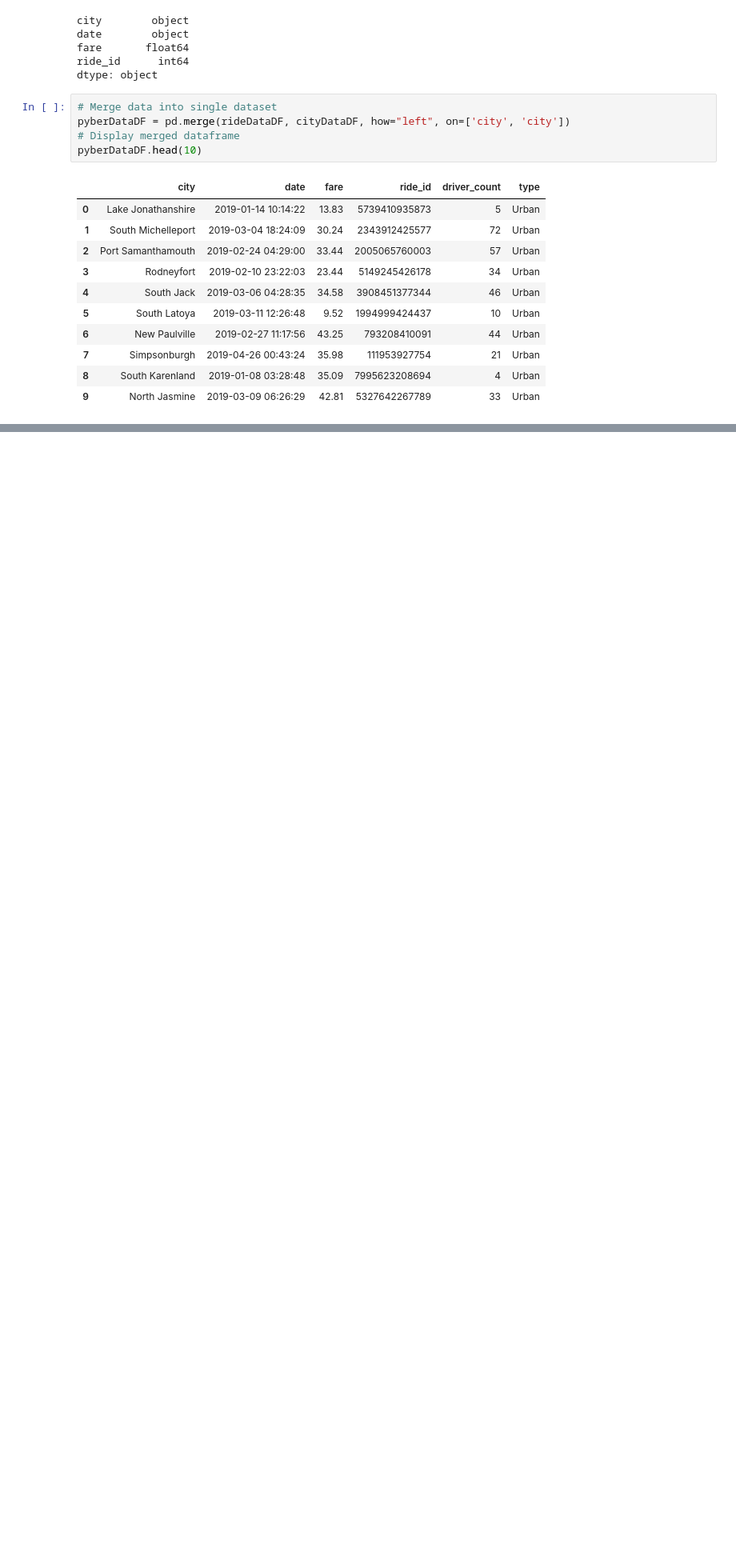
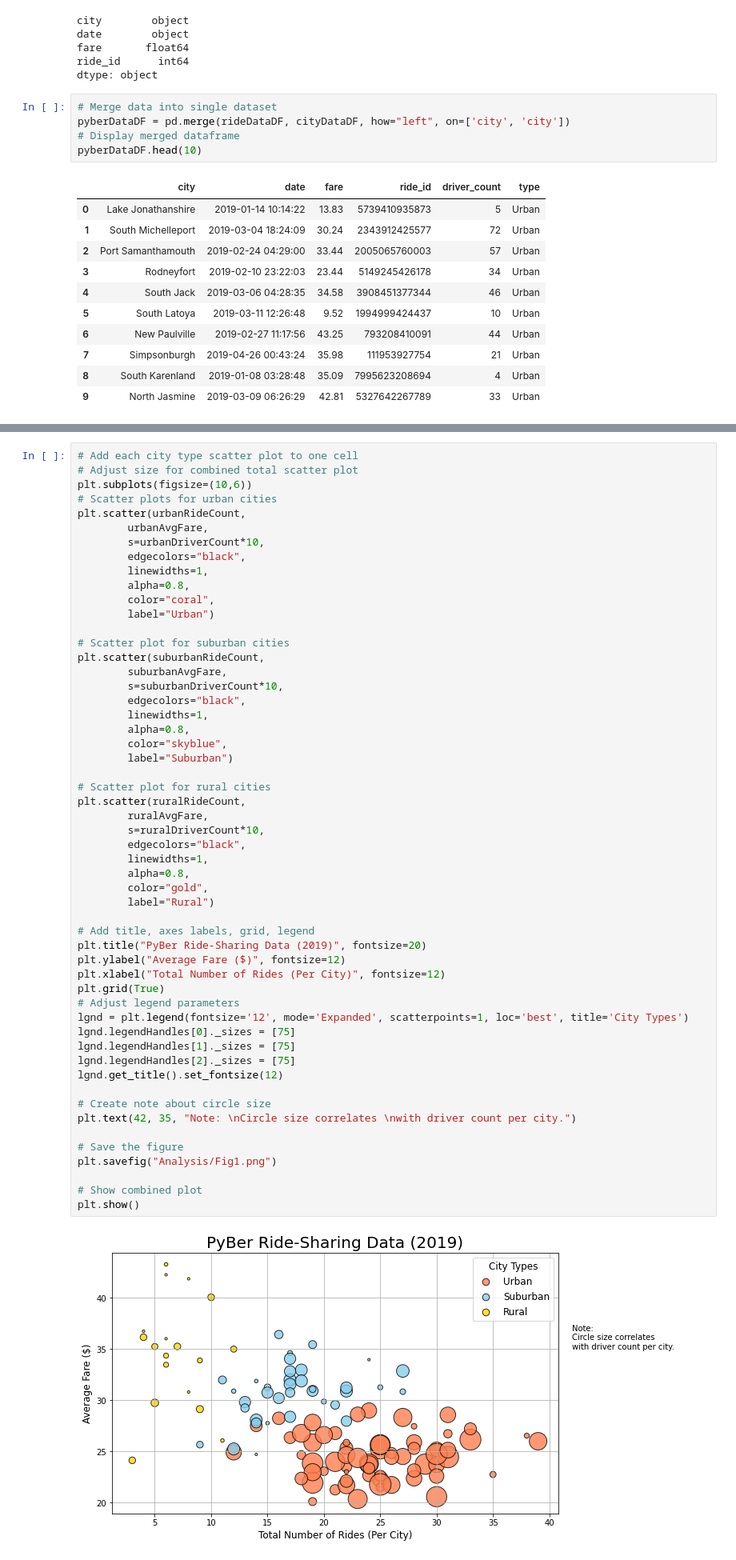
Before and after one commit to HannahEG/PyBer_Analysis, a Jupyter notebook: PyBer.ipynb, the cells around one changed output, grey strips where cells are left out. Shown at 80% size. Cells and saved outputs as stored; diff of their text form; blank space fills up the shorter version.

```diff
--- a/PyBer.ipynb
+++ b/PyBer.ipynb
@@ -129,0 +266,56 @@ pyberDataDF.head(10)
+# %%
+# Add each city type scatter plot to one cell
+# Adjust size for combined total scatter plot
+plt.subplots(figsize=(10,6))
+# Scatter plots for urban cities
+plt.scatter(urbanRideCount,
+        urbanAvgFare,
+        s=urbanDriverCount*10,
+        edgecolors="black",
+        linewidths=1,
+        alpha=0.8,
+        color="coral",
+        label="Urban")
+
+# Scatter plot for suburban cities
+plt.scatter(suburbanRideCount,
+        suburbanAvgFare,
+        s=suburbanDriverCount*10,
+        edgecolors="black",
+        linewidths=1,
+        alpha=0.8,
+        color="skyblue",
+        label="Suburban")
+
+# Scatter plot for rural cities
+plt.scatter(ruralRideCount,
+        ruralAvgFare,
+        s=ruralDriverCount*10,
+        edgecolors="black",
+        linewidths=1,
+        alpha=0.8,
+        color="gold",
+        label="Rural")
+
+# Add title, axes labels, grid, legend
+plt.title("PyBer Ride-Sharing Data (2019)", fontsize=20)
+plt.ylabel("Average Fare ($)", fontsize=12)
+plt.xlabel("Total Number of Rides (Per City)", fontsize=12)
+plt.grid(True)
+# Adjust legend parameters
+lgnd = plt.legend(fontsize='12', mode='Expanded', scatterpoints=1, loc='best', title='City Types')
+lgnd.legendHandles[0]._sizes = [75]
+lgnd.legendHandles[1]._sizes = [75]
+lgnd.legendHandles[2]._sizes = [75]
+lgnd.get_title().set_fontsize(12)
+
+# Create note about circle size
+plt.text(42, 35, "Note: \nCircle size correlates \nwith driver count per city.")
+
+# Save the figure
+plt.savefig("Analysis/Fig1.png")
+
+# Show combined plot
+plt.show()
+# %% [output]
+[figure, added]
```
Also changed, not shown: parts of 11 cells of this notebook, 8 other files.
